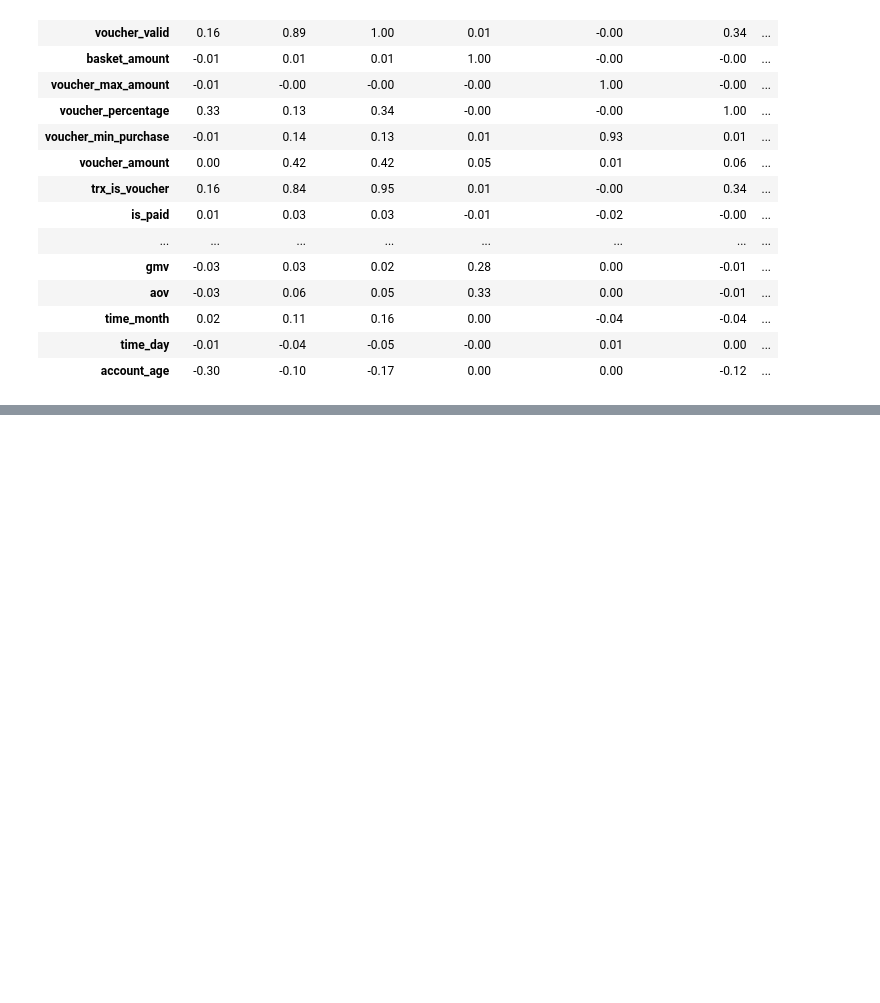
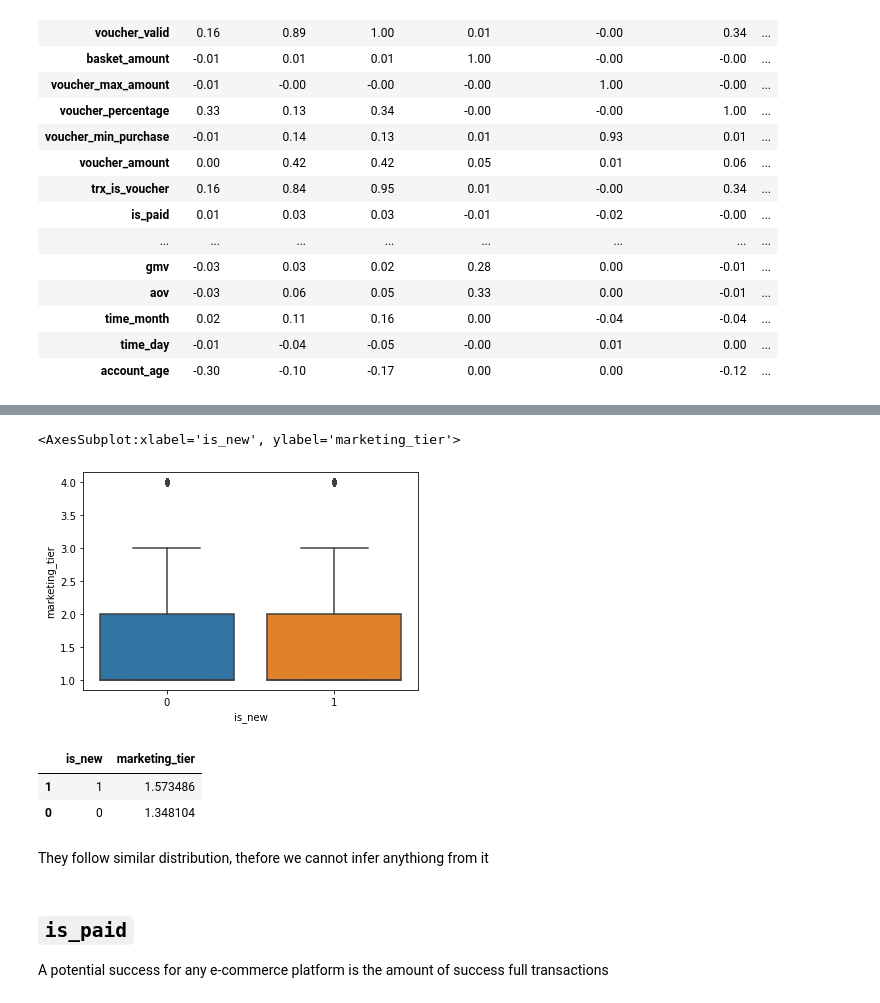
Before and after one commit to Edel-weiB/Bukalapak-Challange, a Jupyter notebook: main.ipynb, the cells around one changed output, grey strips where cells are left out. Cells and saved outputs as stored; diff of their text form; code cells hidden in the pictures; blank space fills up the shorter version.

```diff
--- a/main.ipynb
+++ b/main.ipynb
@@ -129,0 +214,16 @@ KeyboardInterrupt:
+# %%
+sns.boxplot(data = data, x = data["is_new"], y = data["marketing_tier"])
+# %% [output]
+<AxesSubplot:xlabel='is_new', ylabel='marketing_tier'>
+[figure, added]
+# %%
+data[["is_new", "marketing_tier"]].groupby(['is_new'], as_index=False).mean().sort_values(by='marketing_tier', ascending=False)
+# %% [output]
+|  | is_new | marketing_tier |
+| 1 | 1 | 1.573486 |
+| 0 | 0 | 1.348104 |
+# %% [markdown]
+They follow similar distribution, thefore we cannot infer anythiong from it
+# %% [markdown]
+## `is_paid`
+A potential success for any e-commerce platform is the amount of success full transactions
```
Also changed, not shown: parts of 59 cells of this notebook.
